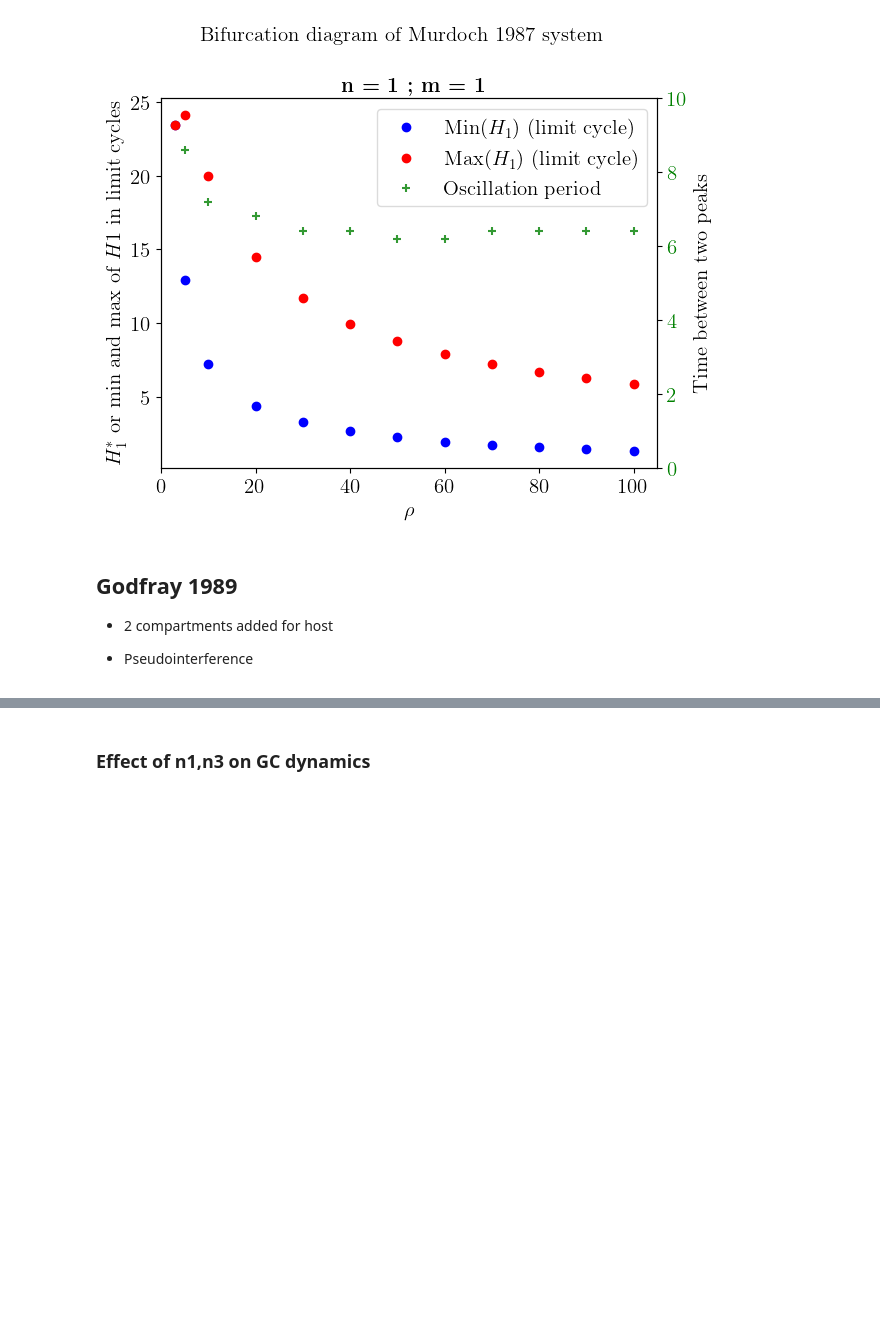
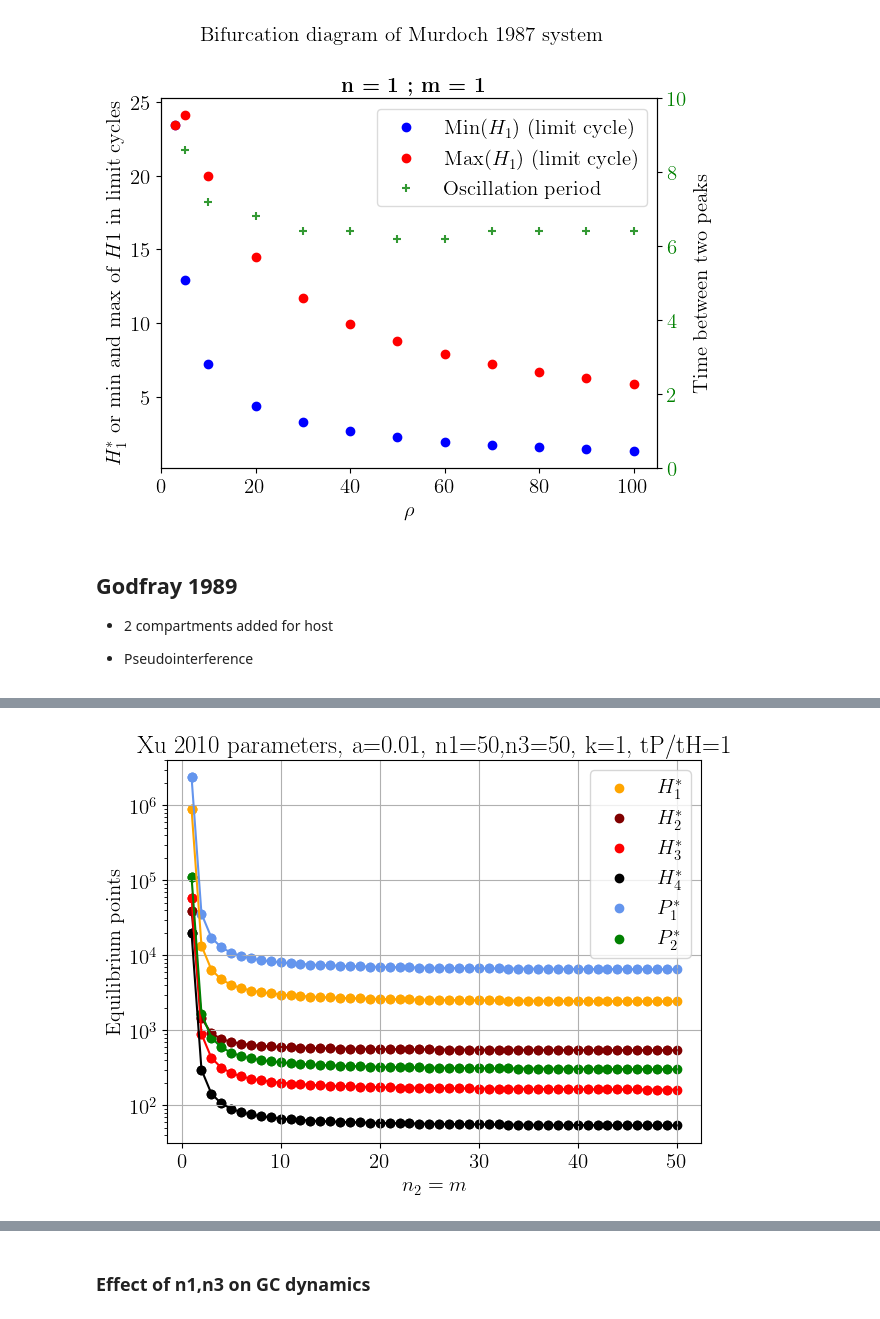
Before and after one commit to mdri00/Internship_2025_LCT, a Jupyter notebook: model_host_parasitoid/notebooks/Mathematica_data_analysis.ipynb, the cells around one changed output, grey strips where cells are left out. Drawn from its saved outputs; the diff is of its cells as text; code cells hidden in the pictures; blank space fills up the shorter version.

```diff
--- a/model_host_parasitoid/notebooks/Mathematica_data_analysis.ipynb
+++ b/model_host_parasitoid/notebooks/Mathematica_data_analysis.ipynb
@@ -685,0 +688,90 @@ plt.close()
+# %%
+def get_mP(ratioT, dP2, mH1, mH2, mH3, dH4):
+    return dH4*dP2*mH1*mH2*mH3 / (ratioT*dH4*dP2*mH1*mH2 + ratioT*dH4*dP2*mH1*mH3 + ratioT*dH4*dP2*mH2*mH3 - dH4*mH1*mH2*mH3 + ratioT*dP2*mH1*mH2*mH3)
+
+"""PARAMETRES"""
+
+mH1 = 0.333333333
+mH2 = 0.5
+mH3 = 0.3333333333
+
+dH1 = 0
+dH2 = 0
+dH3 = 0
+dH4 = 1
+dP1 = 0
+dP2 = 2.5
+
+a = .01
+beta = 15
+
+n1 = 50
+n3 = 50
+
+k = 1
+mP = get_mP(1, dP2, mH1, mH2, mH3, dH4)
+
+n2 = np.linspace(1,50,100, dtype = np.int32)
+m = np.linspace(1,50,100, dtype = np.int32)
+
+# unstable_nm_mask = np.where(nm_vect >= 10)
+# stable_nm_mask = np.where(nm_vect < 10)
+
+"""EQUILIBRES"""
+
+fH1 = (n1*mH1)/(n1*mH1+dH1)
+fH3 = (n3*mH3)/(n3*mH3+dH3)
+fP = (m*mP)/(m*mP+dP1)
+
+Pieq = n2*mH2*((beta/dH4)**(1/n2))*(fH1**(n1/n2))*(fH3**(n3/n2)) - n2*mH2 - dH2
+
+sH2 = (n2*mH2)/(n2*mH2+dH2+Pieq)
+
+alphaH1 = np.sum(np.array([fH1**i for i in range(0,n1)]))
+alphaH2 = []
+for j,n in enumerate(n2):
+    alphaH2.append(np.sum(np.array([sH2[j]**i for i in range(0,n)])))
+alphaH2 = np.array(alphaH2)
+alphaH3 = np.sum(np.array([fH3**i for i in range(0,n3)]))
+alphaP = []
+for j,mi in enumerate(m):
+    alphaP.append(np.sum(np.array([fP[j]**i for i in range(0,mi)])))
+alphaP = np.array(alphaP)
+
+rho = (beta/dH4)*(fH3**n3)*(fH1**n1)
+
+P2eq = (k/a)*(np.e**(Pieq/k)-1)
+H2eq = P2eq * dP2/(Pieq*fP**m)
+H1eq = H2eq * ((n2*mH2+dH2+Pieq)/(n1*mH1)) * (alphaH1/alphaH2) * fH1**(1-n1)
+H4eq = H1eq * (n1 * mH1 + dH1) / (beta * alphaH1)
+#H4eq = H2eq * (n2*mH2/(sH2*alphaH2))*(fH1**(-n1))*(1/beta)
+#H4eq = H2eq * n2*mH2*(fH3**n3)*(sH2**n2)/(alphaH2*sH2*dH4)
+#H4eq = H2eq * fH3**n3*(n2*mH2*(rho**(1/n2))-n2*mH2)/(dH4*(rho-1))
+H3eq = H2eq * (n2*mH2/(n3*mH3))*fH3*(fH1**(-n1))*(fH3**(-n3))*(1/sH2)*(alphaH3/alphaH2)*(dH4/beta)
+P1eq = H2eq * Pieq * alphaP/(m*mP+dP1)
+
+fig = plt.figure()
+plt.plot(n2, H1eq, color = 'orange')
+plt.plot(n2, H2eq, color = 'maroon')
+plt.plot(n2, H3eq, color = "red")
+plt.plot(n2, H4eq, color = "black")
+plt.plot(n2, P1eq, color = 'cornflowerblue')
+plt.plot(n2, P2eq, color = 'g')
+plt.scatter(n2, H1eq, color = 'orange', label = "$H_1^*$")
+plt.scatter(n2, H2eq, color = 'maroon', label = "$H_2^*$")
+plt.scatter(n2, H3eq, color = "red", label = "$H_3^*$")
+plt.scatter(n2, H4eq, color = 'black', label = "$H_4^*$")
+plt.scatter(n2, P1eq, color = 'cornflowerblue', label = "$P_1^*$")
+plt.scatter(n2, P2eq, color = 'g', label = "$P_2^*$")
+plt.legend()
+plt.xlabel(r"$n_2=m$")
+plt.ylabel("Equilibrium points")
+plt.grid(True)
+plt.yscale("log")
+plt.tight_layout()
+plt.savefig(FIG_DIR / "Godfray_equilibrium.pdf")
+plt.title("Xu 2010 parameters,  a=0.01, n1=50,n3=50, k=1, tP/tH=1")
+plt.show()
+plt.close()
+# %% [output]
+[figure, added]
```
Also changed, not shown: parts of 5 cells of this notebook, 7 other files.
